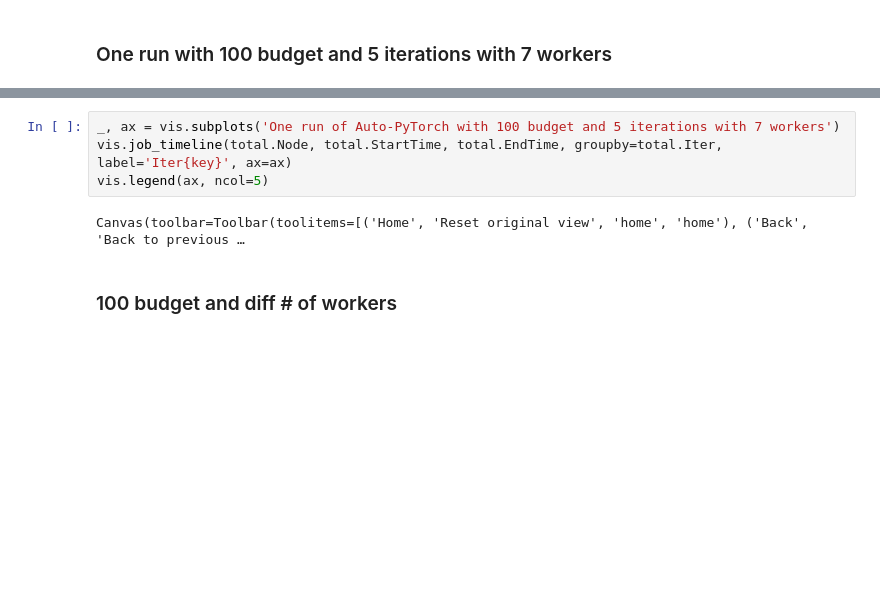
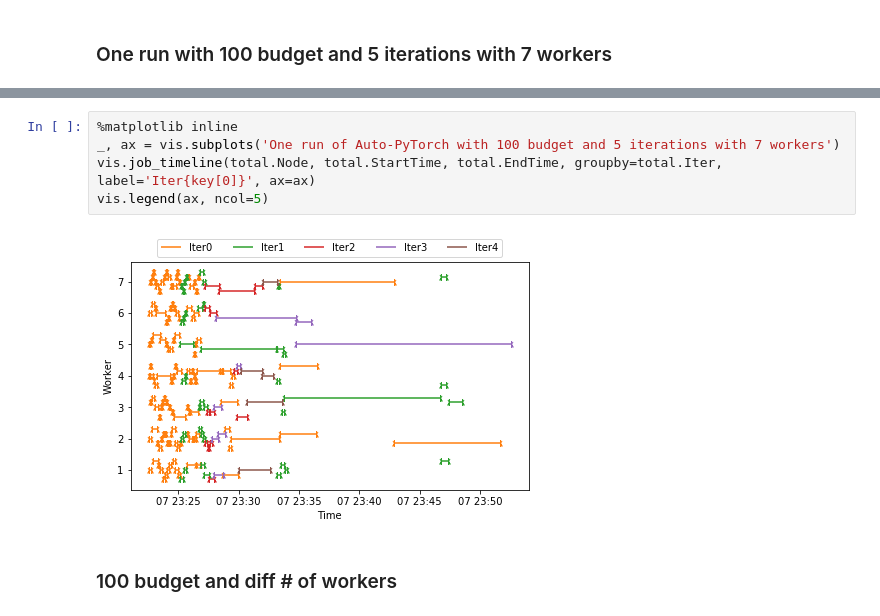
Before and after one commit to jaywonchung/ngpus-profile, a Jupyter notebook: scripts/ana.ipynb, the cells around one changed output, grey strips where cells are left out. Saved outputs shown, nothing was run; the diff lists cells and outputs as text; blank space fills up the shorter version.

```diff
--- a/scripts/ana.ipynb
+++ b/scripts/ana.ipynb
@@ -222,9 +176,10 @@ Loading log/pygmy-tapir/multiworker-num_worker-7-jobs.csv
 # %%
+%matplotlib inline
 _, ax = vis.subplots('One run of Auto-PyTorch with 100 budget and 5 iterations with 7 workers')
-vis.job_timeline(total.Node, total.StartTime, total.EndTime, groupby=total.Iter, label='Iter{key}', ax=ax)
+vis.job_timeline(total.Node, total.StartTime, total.EndTime, groupby=total.Iter, label='Iter{key[0]}', ax=ax)
 vis.legend(ax, ncol=5)
 # %% [output]
-Canvas(toolbar=Toolbar(toolitems=[('Home', 'Reset original view', 'home', 'home'), ('Back', 'Back to previous …
+[figure, added]
 # %% [markdown]
 ### 100 budget and diff \# of workers
 # %%
```
Also changed, not shown: parts of 53 cells of this notebook, 2 other files.
